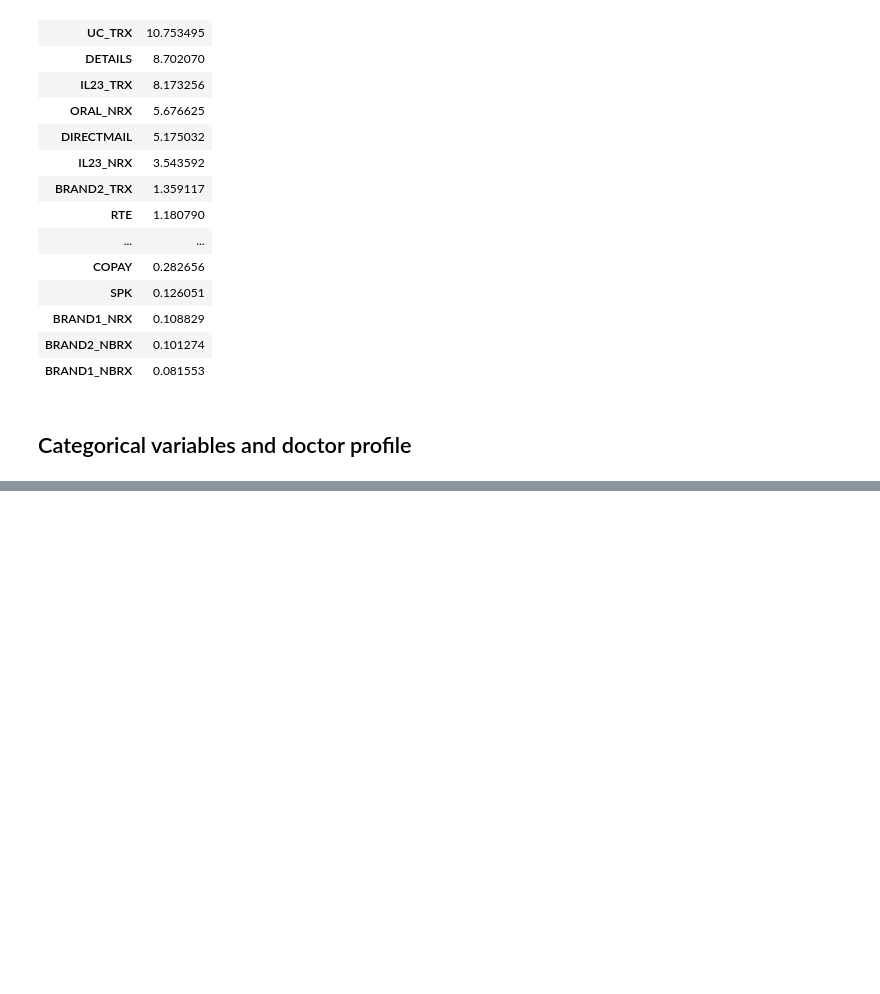
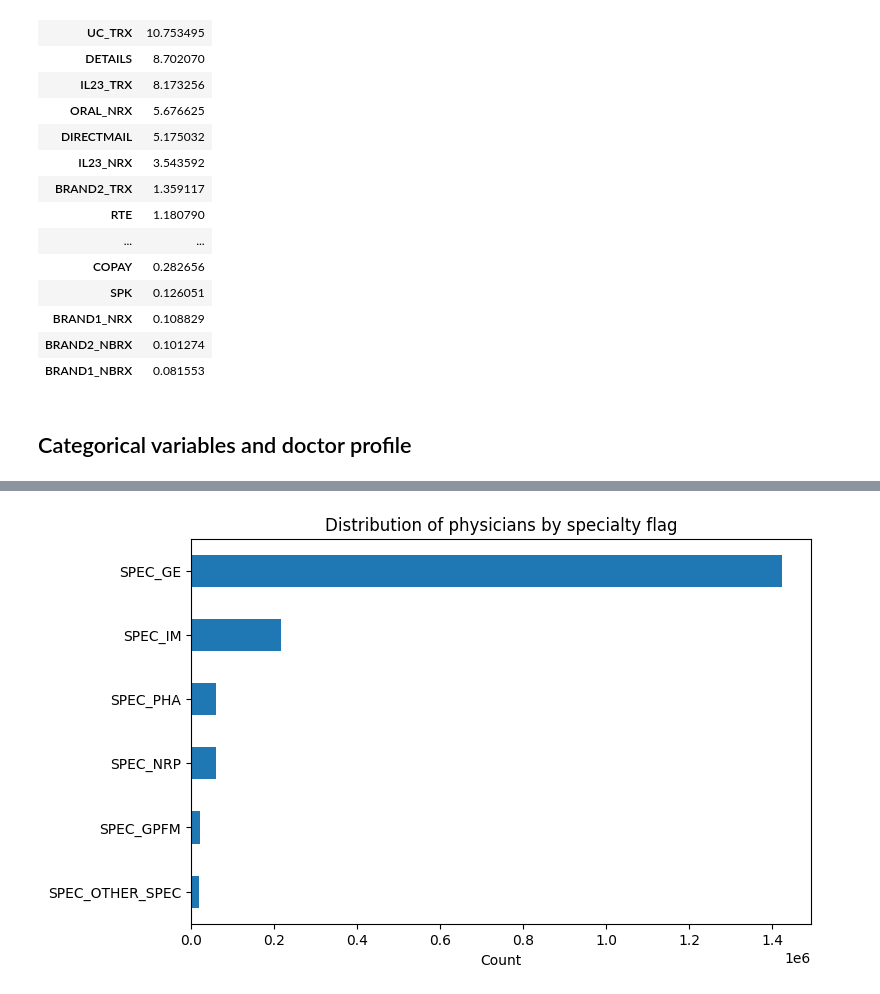
Before and after one commit to david-bazalduaa/Pfizer-segmentation-Ulcerative-Colitis, a Jupyter notebook: EDA_Omar.ipynb, the cells around one changed output, grey strips where cells are left out. Cells and saved outputs as stored; diff of their text form; code cells hidden in the pictures; blank space fills up the shorter version.

```diff
--- a/EDA_Omar.ipynb
+++ b/EDA_Omar.ipynb
@@ -434,3 +434,8 @@ outlier_summary
 | BRAND1_NBRX | 0.081553 |
 # %% [markdown]
 ## Categorical variables and doctor profile
+# %%
+#Show the frequency of each specialty in the dataset
+spec_cols = ["SPEC_GE", "SPEC_GPFM", "SPEC_IM", "SPEC_NRP", "SPEC_OTHER_SPEC", "SPEC_PHA"]
+spec_counts = df[spec_cols].sum().sort_values(ascending=False)
+spec_counts
@@ -436,0 +450,8 @@ outlier_summary
+# %%
+plt.figure(figsize=(8,5))
+spec_counts.sort_values().plot(kind="barh")
+plt.title("Distribution of physicians by specialty flag")
+plt.xlabel("Count")
+plt.show()
+# %% [output]
+[figure, added]
```
Also changed, not shown: parts of 41 cells of this notebook.
